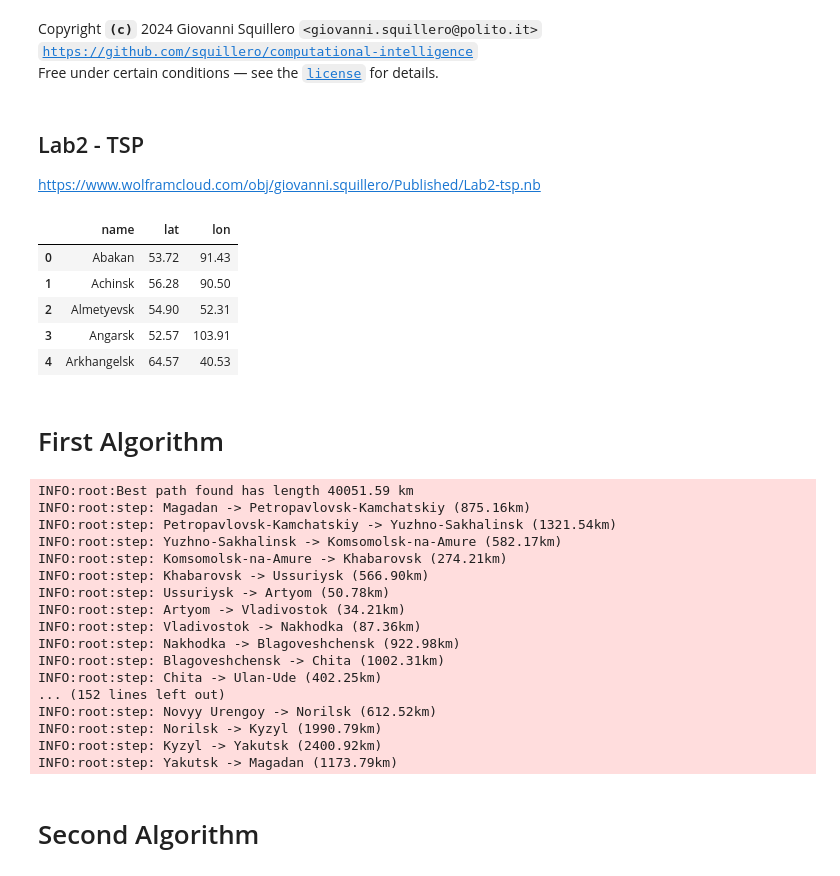
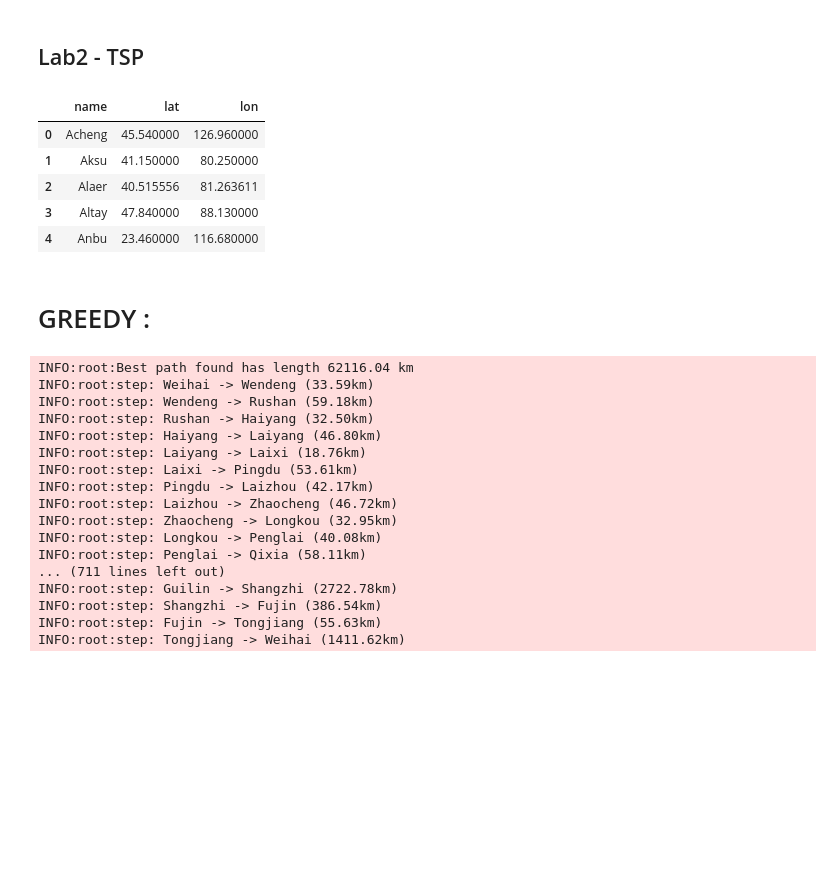
Before and after one commit to AlesCarl/CI2024_lab2, a Jupyter notebook: tsp.ipynb, the cells around one changed output. Cells and saved outputs as stored; diff of their text form; code cells hidden in the pictures; blank space fills up the shorter version.

```diff
--- a/tsp.ipynb
+++ b/tsp.ipynb
@@ -1,7 +1,3 @@
-# %% [markdown]
-Copyright **`(c)`** 2024 Giovanni Squillero `<giovanni.squillero@polito.it>`
-[`https://github.com/squillero/computational-intelligence`](https://github.com/squillero/computational-intelligence)
-Free under certain conditions — see the [`license`](https://github.com/squillero/computational-intelligence/blob/master/LICENSE.md) for details.
 # %%
 import logging
 from itertools import combinations
@@ -17,33 +13,31 @@ import networkx as nx
 from icecream import ic
 
 logging.basicConfig(level=logging.DEBUG)
-# %% [markdown]
-## Lab2 - TSP
-
-https://www.wolframcloud.com/obj/giovanni.squillero/Published/Lab2-tsp.nb
+# %% [markdown]
+## Lab2 - TSP
 # %%
 # Calculate the distance matrix
 
-CITIES = pd.read_csv('../cities/russia.csv', header=None, names=['name', 'lat', 'lon'])
+CITIES = pd.read_csv('../cities/china.csv', header=None, names=['name', 'lat', 'lon'])
 DIST_MATRIX = np.zeros((len(CITIES), len(CITIES)))
 
 for c1, c2 in combinations(CITIES.itertuples(), 2):
     DIST_MATRIX[c1.Index, c2.Index] = DIST_MATRIX[c2.Index, c1.Index] = geodesic(
         (c1.lat, c1.lon), (c2.lat, c2.lon)
     ).km
 CITIES.head()
 
 
 # US : 3_901_662_065_726,7 km shortees tour
 # italy : 4_172.76km shortest tour
 # russia : 32_722.5km km shortest tour
 # %% [output]
 |  | name | lat | lon |
-| 0 | Abakan | 53.72 | 91.43 |
-| 1 | Achinsk | 56.28 | 90.50 |
-| 2 | Almetyevsk | 54.90 | 52.31 |
-| 3 | Angarsk | 52.57 | 103.91 |
-| 4 | Arkhangelsk | 64.57 | 40.53 |
+| 0 | Acheng | 45.540000 | 126.960000 |
+| 1 | Aksu | 41.150000 | 80.250000 |
+| 2 | Alaer | 40.515556 | 81.263611 |
+| 3 | Altay | 47.840000 | 88.130000 |
+| 4 | Anbu | 23.460000 | 116.680000 |
 # %%
 def tsp_cost(tsp):
     assert tsp[0] == tsp[-1]
@@ -53,11 +47,13 @@ def tsp_cost(tsp):
     for c1, c2 in zip(tsp, tsp[1:]):
         tot_cost += DIST_MATRIX[c1, c2]
     return tot_cost
-# %% [markdown]
-# First  Algorithm
+# %% [markdown]
+# GREEDY :
 # %%
 best_tsp = None
 best_cost = float('inf')
+
+
 
 for i in range(len(CITIES)):
 
@@ -86,29 +82,27 @@ for i in range(len(CITIES)):
         best_tsp = tsp
 
 # Output finale del miglior percorso
-logging.info(f"Best path found has length {best_cost:.2f} km")
+logging.info(f"Best path found has length {best_cost:.2f} km" )
 
 for c1, c2 in zip(best_tsp, best_tsp[1:]):
     logging.info(
         f"step: {CITIES.at[c1,'name']} -> {CITIES.at[c2,'name']} ({DIST_MATRIX[c1,c2]:.2f}km)"
     )
 # %% [output]
-INFO:root:Best path found has length 40051.59 km
-INFO:root:step: Magadan -> Petropavlovsk‐Kamchatskiy (875.16km)
-INFO:root:step: Petropavlovsk‐Kamchatskiy -> Yuzhno‐Sakhalinsk (1321.54km)
-INFO:root:step: Yuzhno‐Sakhalinsk -> Komsomolsk‐na‐Amure (582.17km)
-INFO:root:step: Komsomolsk‐na‐Amure -> Khabarovsk (274.21km)
-INFO:root:step: Khabarovsk -> Ussuriysk (566.90km)
-INFO:root:step: Ussuriysk -> Artyom (50.78km)
-INFO:root:step: Artyom -> Vladivostok (34.21km)
-INFO:root:step: Vladivostok -> Nakhodka (87.36km)
-INFO:root:step: Nakhodka -> Blagoveshchensk (922.98km)
-INFO:root:step: Blagoveshchensk -> Chita (1002.31km)
-INFO:root:step: Chita -> Ulan‐Ude (402.25km)
-... (152 lines left out)
-INFO:root:step: Novyy Urengoy -> Norilsk (612.52km)
-INFO:root:step: Norilsk -> Kyzyl (1990.79km)
-INFO:root:step: Kyzyl -> Yakutsk (2400.92km)
-INFO:root:step: Yakutsk -> Magadan (1173.79km)
+INFO:root:Best path found has length 62116.04 km
+INFO:root:step: Weihai -> Wendeng (33.59km)
+INFO:root:step: Wendeng -> Rushan (59.18km)
+INFO:root:step: Rushan -> Haiyang (32.50km)
+INFO:root:step: Haiyang -> Laiyang (46.80km)
+INFO:root:step: Laiyang -> Laixi (18.76km)
+INFO:root:step: Laixi -> Pingdu (53.61km)
+INFO:root:step: Pingdu -> Laizhou (42.17km)
+INFO:root:step: Laizhou -> Zhaocheng (46.72km)
+INFO:root:step: Zhaocheng -> Longkou (32.95km)
+INFO:root:step: Longkou -> Penglai (40.08km)
+INFO:root:step: Penglai -> Qixia (58.11km)
+... (711 lines left out)
+INFO:root:step: Guilin -> Shangzhi (2722.78km)
+INFO:root:step: Shangzhi -> Fujin (386.54km)
+INFO:root:step: Fujin -> Tongjiang (55.63km)
+INFO:root:step: Tongjiang -> Weihai (1411.62km)
-# %% [markdown]
-# Second Algorithm
```
Also changed, not shown: parts of 8 cells of this notebook.
